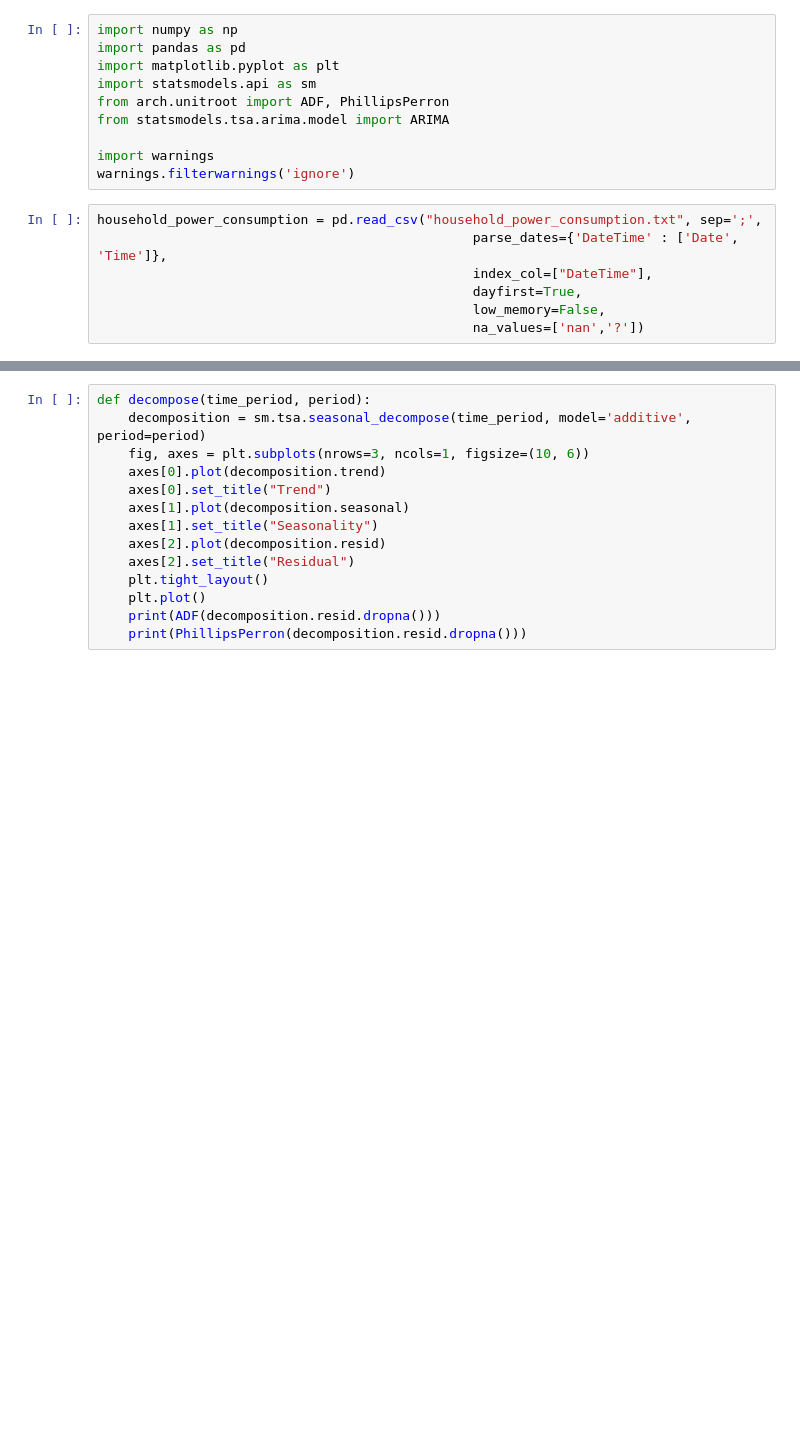
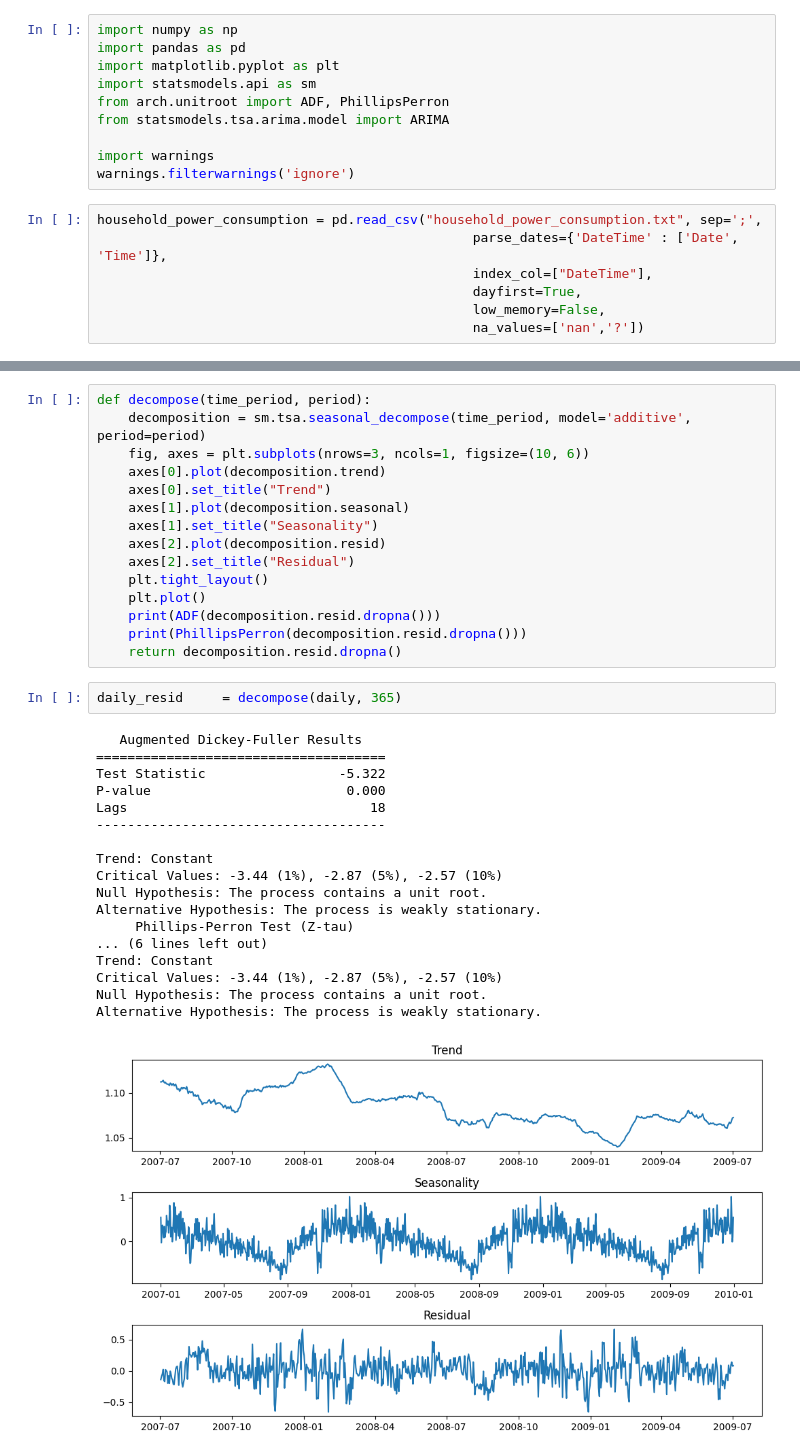
Before and after one commit to ElbazHaim/household_electricity_timeseries_project, a Jupyter notebook: project.ipynb, the cells around one changed output, grey strips where cells are left out. Cells and saved outputs as stored; diff of their text form; blank space fills up the shorter version.

```diff
--- a/project.ipynb
+++ b/project.ipynb
@@ -49,4 +55,26 @@ def decompose(time_period, period):
     plt.plot()
     print(ADF(decomposition.resid.dropna()))
     print(PhillipsPerron(decomposition.resid.dropna()))
+    return decomposition.resid.dropna()
+# %%
+daily_resid     = decompose(daily, 365)
+# %% [output]
+   Augmented Dickey-Fuller Results
+=====================================
+Test Statistic                 -5.322
+P-value                         0.000
+Lags                               18
+-------------------------------------
+
+Trend: Constant
+Critical Values: -3.44 (1%), -2.87 (5%), -2.57 (10%)
+Null Hypothesis: The process contains a unit root.
+Alternative Hypothesis: The process is weakly stationary.
+     Phillips-Perron Test (Z-tau)
+... (6 lines left out)
+Trend: Constant
+Critical Values: -3.44 (1%), -2.87 (5%), -2.57 (10%)
+Null Hypothesis: The process contains a unit root.
+Alternative Hypothesis: The process is weakly stationary.
+[figure, added]
 # %%
```
Also changed, not shown: parts of 13 cells of this notebook.
